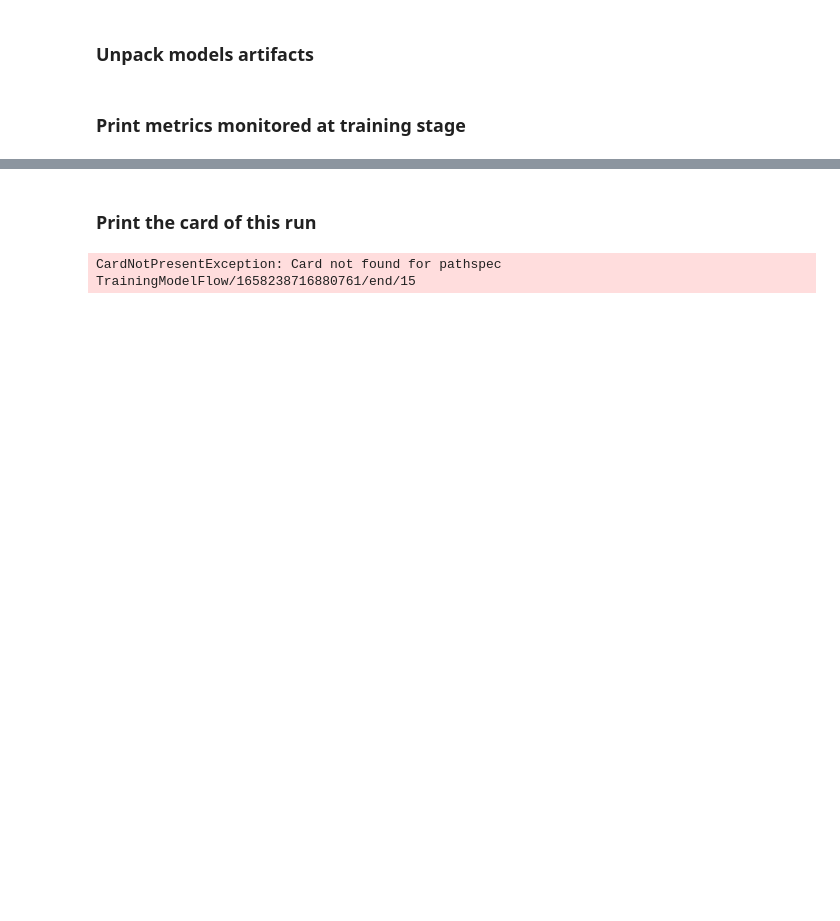
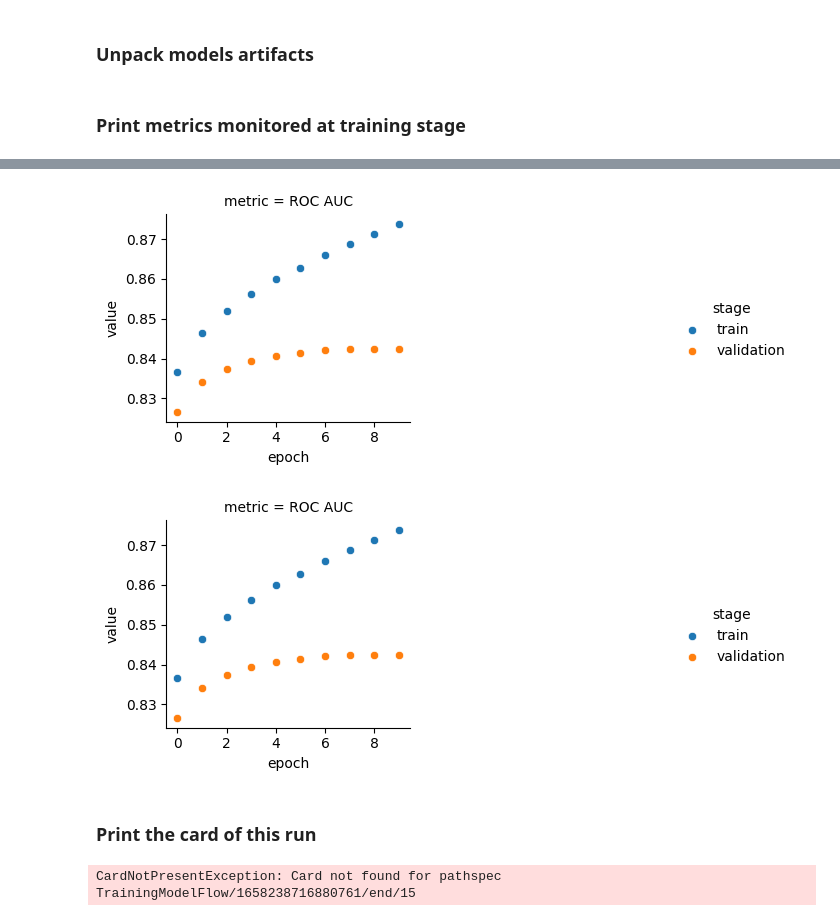
Before and after one commit to BarthelemyPavy/user-recommendation, a Jupyter notebook: user_recommendation/user_recommendation.ipynb, the cells around one changed output, grey strips where cells are left out. Cells and saved outputs as stored; diff of their text form; code cells hidden in the pictures; blank space fills up the shorter version.

```diff
--- a/user_recommendation/user_recommendation.ipynb
+++ b/user_recommendation/user_recommendation.ipynb
@@ -31,3 +85,8 @@ metrics_hybrid
+# %%
+LigthFMTrainer.model_perf_plots(metrics_hybrid)
+# %% [output]
+[figure, added]
+[figure, added]
 # %% [markdown]
 ### Print the card of this run
 # %%
```
Also changed, not shown: parts of 9 cells of this notebook, 5 other files.
